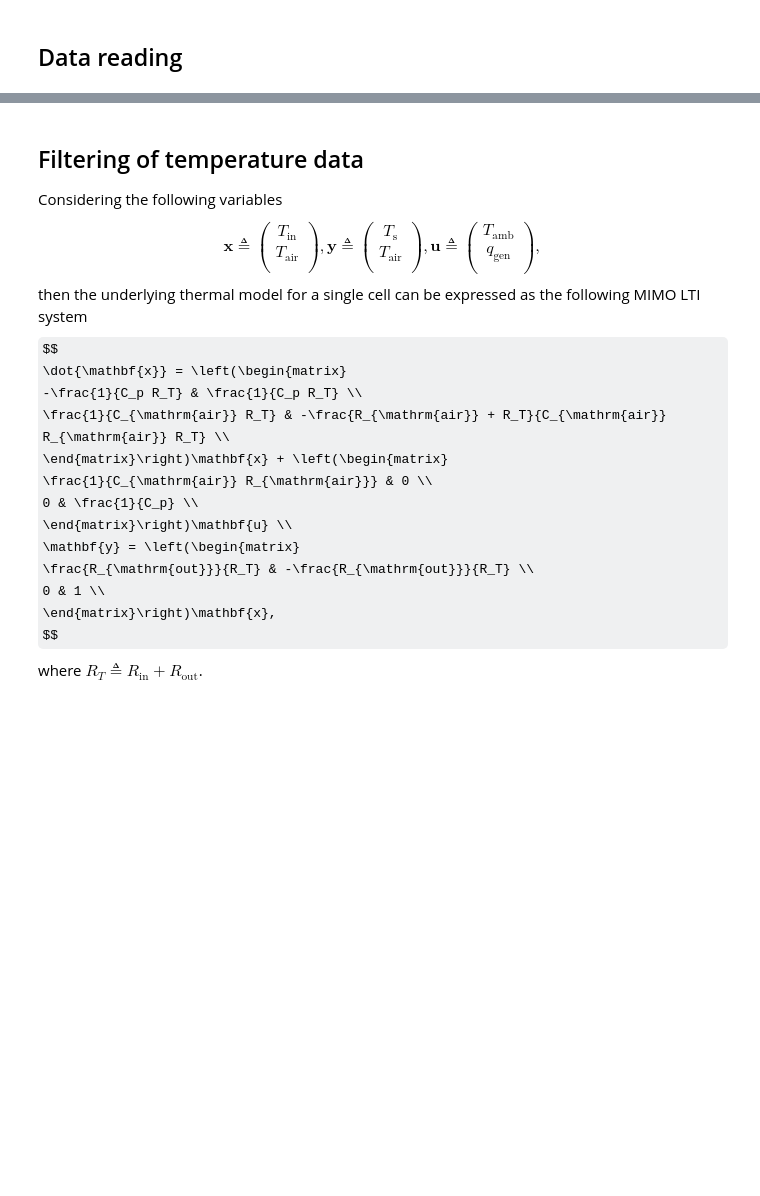
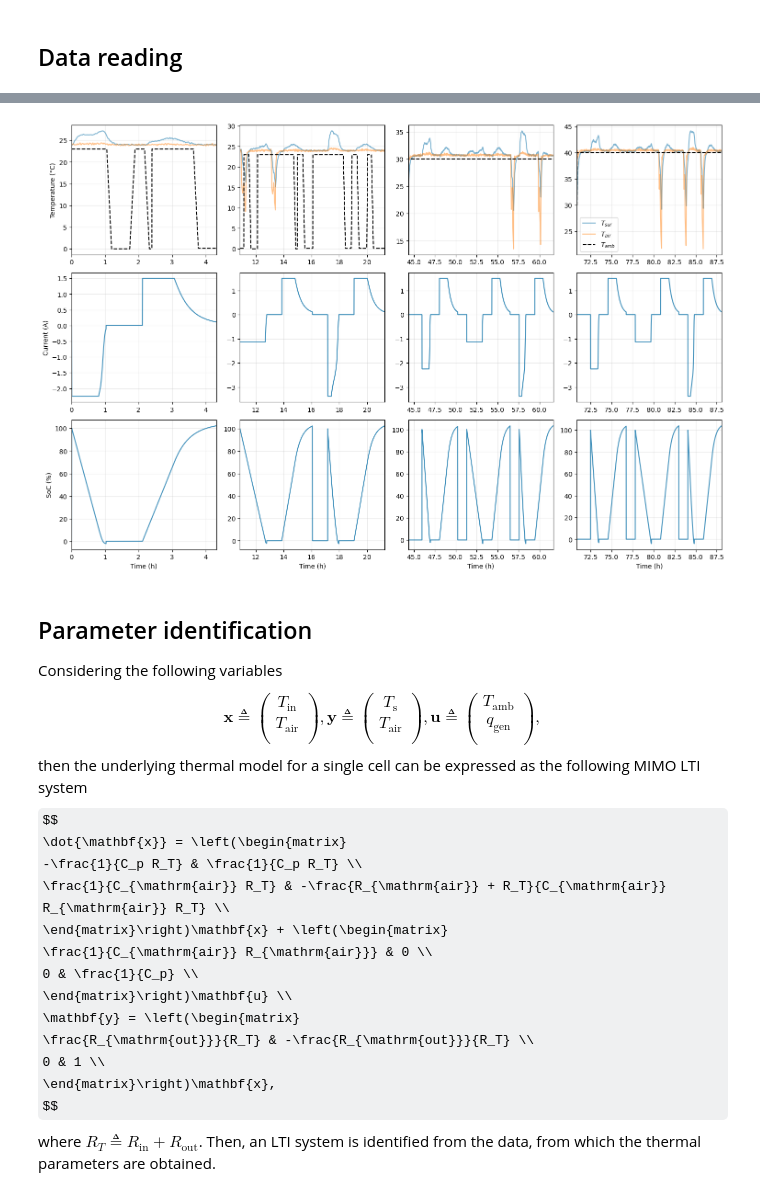
Before and after one commit to prognostics-lab/lion, a Jupyter notebook: data_raw/240209_temptest_C6B2.ipynb, the cells around one changed output, grey strips where cells are left out. Saved outputs shown, nothing was run; the diff lists cells and outputs as text; code cells hidden in the pictures; some formulas as TeX source; blank space fills up the shorter version.

```diff
--- a/data_raw/240209_temptest_C6B2.ipynb
+++ b/data_raw/240209_temptest_C6B2.ipynb
@@ -299,5 +209,38 @@ plt.show()
+# %%
+fig, axs = plt.subplots(3, segments_total, figsize=(15, 10))
+
+for i, ax in enumerate(axs[0]):
+    ax.plot(cap_time_segs[i] / 3600, temp_sur_segs[i], label="$T_{{sur}}$", alpha=0.5)
+    ax.plot(cap_time_segs[i] / 3600, temp_air_segs[i], label="$T_{{air}}$", alpha=0.5)
+    ax.plot(cap_time_segs[i] / 3600, chamber_sp_segs[i], label="$T_{{amb}}$", linestyle="--", color="k")
+
+    ax.set_xlim(*(cap_time_segs[i][[0, -1]] / 3600))
+    ax.grid(alpha=0.25)
+
+for i, ax in enumerate(axs[1]):
+    ax.plot(cap_time_segs[i] / 3600, cap_current_segs[i], label="$I$ (A)", alpha=0.75)
+
+    ax.set_xlim(*(cap_time_segs[i][[0, -1]] / 3600))
+    ax.grid(alpha=0.25)
+
+for i, ax in enumerate(axs[2]):
+    ax.plot(cap_time_segs[i] / 3600, cap_soc_segs[i], label="SoC (%)", alpha=0.75)
+
+    ax.set_xlim(*(cap_time_segs[i][[0, -1]] / 3600))
+    ax.grid(alpha=0.25)
+
+axs[0][0].set_ylabel("Temperature (°C)")
+axs[1][0].set_ylabel("Current (A)")
+axs[2][0].set_ylabel("SoC (%)")
+for ax in axs[2]:
+    ax.set_xlabel("Time (h)")
+axs[0][-1].legend()
+
+fig.tight_layout()
+# %% [output]
+[figure, added]
 # %% [markdown]
-## Filtering of temperature data
+## Parameter identification
 Considering the following variables
 $$
 \mathbf{x} \triangleq \left(\begin{matrix}
@@ -325,4 +268,4 @@ $$
 0 & 1 \\
 \end{matrix}\right)\mathbf{x},
 $$
-where $R_{T} \triangleq R_{\mathrm{in}} + R_{\mathrm{out}}$.
+where $R_{T} \triangleq R_{\mathrm{in}} + R_{\mathrm{out}}$. Then, an LTI system is identified from the data, from which the thermal parameters are obtained.
```
Also changed, not shown: parts of 24 cells of this notebook.
